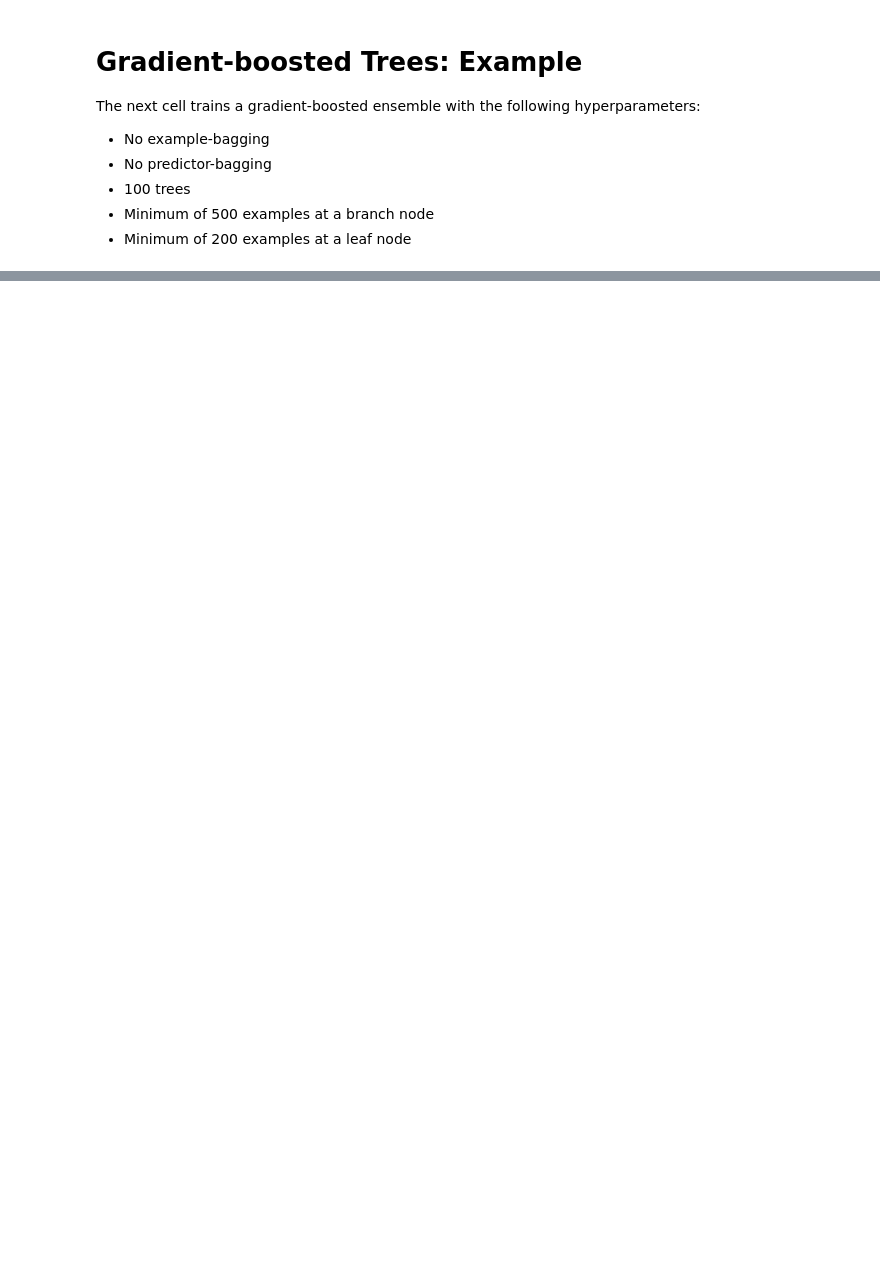
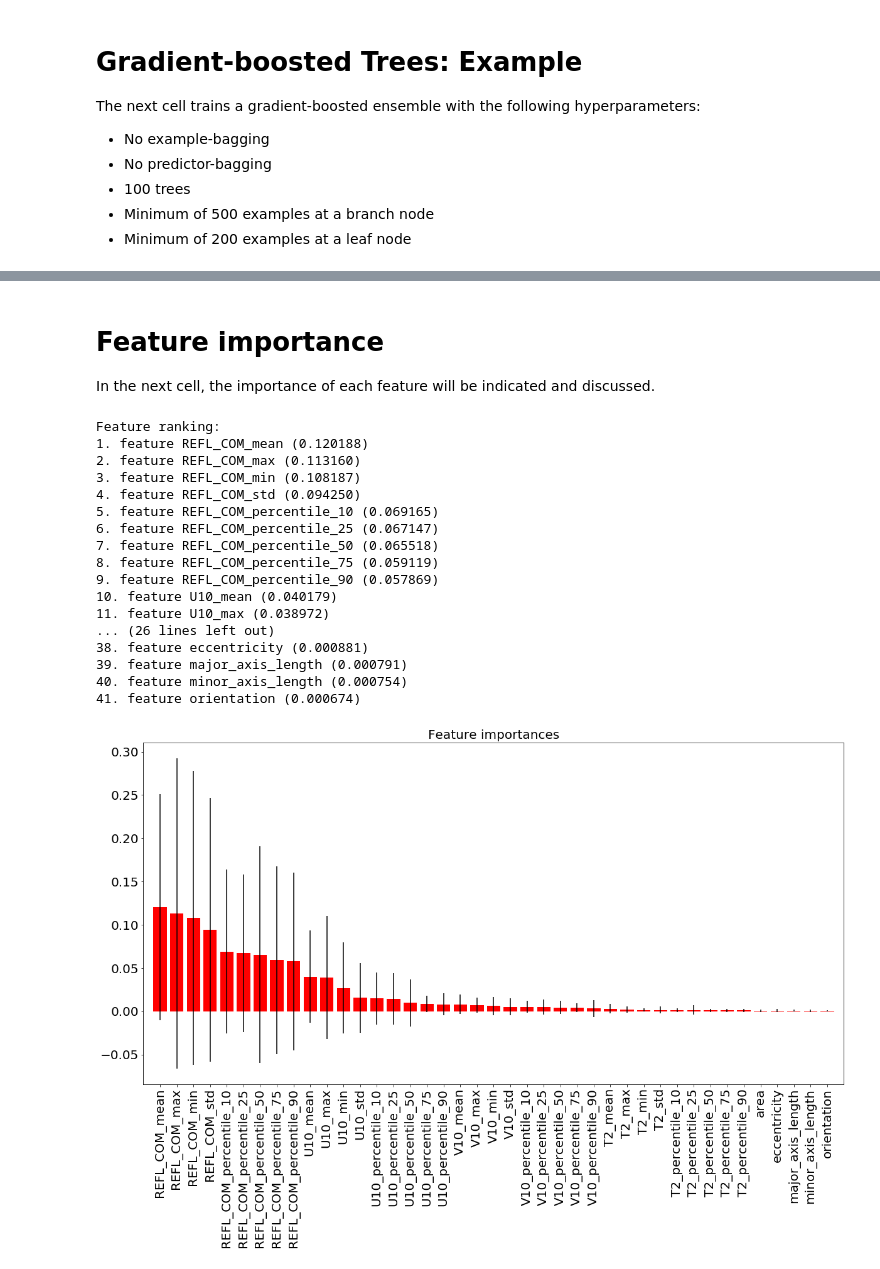
Before and after one commit to alburke/ams-2020-ml-python-course, a Jupyter notebook: Introduction_To_Machine_Learning/Lecture_2/Supervised_ML_Lecture_2.ipynb, the cells around one changed output, grey strips where cells are left out. Saved outputs shown, nothing was run; the diff lists cells and outputs as text; code cells hidden in the pictures; blank space fills up the shorter version.

```diff
--- a/Introduction_To_Machine_Learning/Lecture_2/Supervised_ML_Lecture_2.ipynb
+++ b/Introduction_To_Machine_Learning/Lecture_2/Supervised_ML_Lecture_2.ipynb
@@ -1550,0 +1347,4 @@ utils.eval_binary_classifn(
+# %%
+from sklearn.neural_network import MLPClassifier
+clf_MLP = MLPClassifier(solver='adam', alpha=0.05, hidden_layer_sizes=(20,20), random_state=1)
+clf_MLP.fit(training_predictor_table, training_target_table[utils.BINARIZED_TARGET_NAME].values)
@@ -1550,0 +1391,9 @@ utils.eval_binary_classifn(
+# %%
+svm_model_object = utils.setup_classification_SVM(
+    kernel = 'rbf', C = 10,
+    gamma = 1e-2,probability=True)
+
+_ = utils.train_classification_SVM(
+    model_object=svm_model_object,
+    training_predictor_table=training_predictor_table,
+    training_target_table=training_target_table)
@@ -1550,0 +1427,53 @@ utils.eval_binary_classifn(
+# %%
+from sklearn.svm import SVC
+from sklearn.model_selection import GridSearchCV
+tuned_parameters = [{'kernel': ['rbf'], 'gamma': [1e-2, 1e-3, 1e-4],
+                     'C': [1, 10, 100, 1000]},
+                    {'kernel': ['linear'], 'C': [1, 10, 100, 1000]}]
+
+clf = GridSearchCV(SVC(), tuned_parameters, cv=3)
+clf.fit(training_predictor_table, training_target_table[utils.BINARIZED_TARGET_NAME].values)
+
+print("Best parameters set found on development set:")
+print(clf.best_params_)
+# %% [markdown]
+# Feature importance
+In the next cell, the importance of each feature will be indicated and discussed.
+# %%
+classifier = random_forest_model_object
+importances = classifier.feature_importances_
+std = numpy.std([tree.feature_importances_ for tree in classifier.estimators_],
+             axis=0)
+indices = numpy.argsort(importances)[::-1]
+# Print the feature ranking
+print("Feature ranking:")
+for f in range(training_predictor_table.shape[1]):
+    print("%d. feature %s (%f)" % (f + 1, list(training_predictor_table_denorm)[f], importances[indices[f]]))
+
+# Plot the feature importances of the forest
+pyplot.figure(figsize=(20, 10))
+pyplot.title("Feature importances")
+pyplot.bar(range(training_predictor_table.shape[1]), importances[indices],
+       color="r", yerr=std[indices], align="center")
+pyplot.xticks(range(training_predictor_table.shape[1]), list(training_predictor_table_denorm), rotation=90)
+pyplot.xlim([-1, training_predictor_table.shape[1]])
+pyplot.show()
+# %% [output]
+Feature ranking:
+1. feature REFL_COM_mean (0.120188)
+2. feature REFL_COM_max (0.113160)
+3. feature REFL_COM_min (0.108187)
+4. feature REFL_COM_std (0.094250)
+5. feature REFL_COM_percentile_10 (0.069165)
+6. feature REFL_COM_percentile_25 (0.067147)
+7. feature REFL_COM_percentile_50 (0.065518)
+8. feature REFL_COM_percentile_75 (0.059119)
+9. feature REFL_COM_percentile_90 (0.057869)
+10. feature U10_mean (0.040179)
+11. feature U10_max (0.038972)
+... (26 lines left out)
+38. feature eccentricity (0.000881)
+39. feature major_axis_length (0.000791)
+40. feature minor_axis_length (0.000754)
+41. feature orientation (0.000674)
+[figure, added]
```
Also changed, not shown: parts of 79 cells of this notebook, 10 other files.
